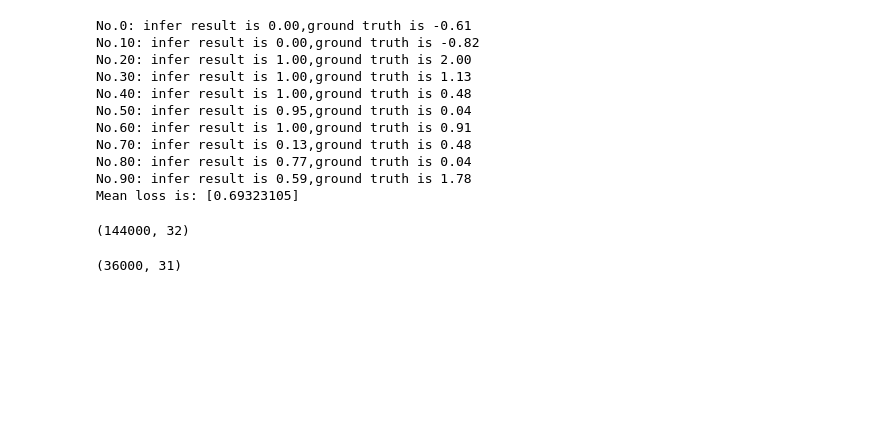
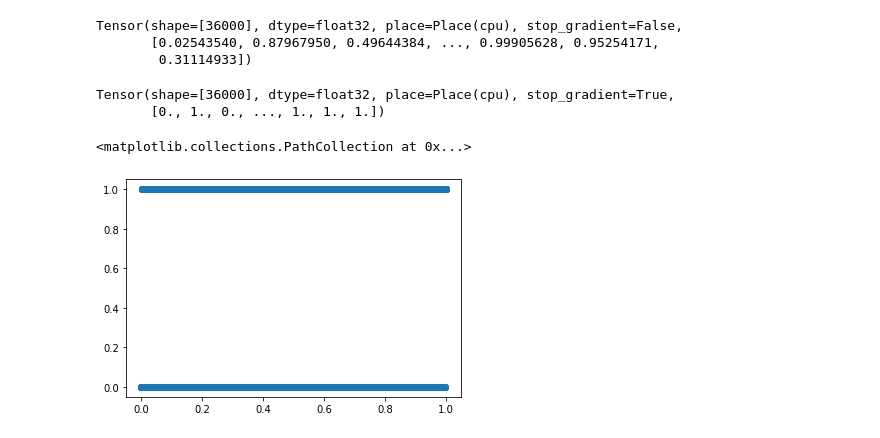
Before and after one commit to ZhangzrJerry/paddle_lolmp, a Jupyter notebook: main.ipynb, the cells around one changed output. Drawn from its saved outputs; the diff is of its cells as text; code cells hidden in the pictures; blank space fills up the shorter version.

Commit message:
fix the problem that we input wrong features and labels

```diff
--- a/main.ipynb
+++ b/main.ipynb
@@ -25,6 +25,7 @@ class Classifier(paddle.nn.Layer):
         super(Classifier, self).__init__()
         self.l1 = paddle.nn.Linear(n_input, 1,)
         self.sigmoid = paddle.nn.Sigmoid()
+        self.tanh = paddle.nn.Tanh()
 
     def forward(self, inputs):
         pred = self.l1(inputs)
@@ -51,8 +52,8 @@ def train(model):
         # 将训练数据进行拆分，每个batch包含20条数据
         mini_batches = [train_data[k: k+BATCH_SIZE] for k in range(0, len(train_data), BATCH_SIZE)]
         for batch_id, data in enumerate(mini_batches):
-            features_np = np.array(data[:, 1:], np.float32)
-            labels_np = np.array(data[:, 0], np.float32)
+            features_np = np.array(data[:, :-1], np.float32)
+            labels_np = np.array(data[:, -1], np.float32)
             features = paddle.to_tensor(features_np)
             labels = paddle.to_tensor(labels_np)
             # 前向计算
@@ -113,42 +113,25 @@ draw_train_process(train_nums, train_costs)
 # %%
 # 获取预测数据
-INFER_BATCH_SIZE = 100
-
-infer_features_np = np.array(test_data[:,1:]).astype("float32")
-infer_labels_np = np.array(test_data[:,0]).astype("float32")
+infer_features_np = np.array(test_data[:,:-1]).astype("float32")
+infer_labels_np = np.array(test_data[:,-1]).astype("float32")
 
 infer_features = paddle.to_tensor(infer_features_np)
 infer_labels = paddle.to_tensor(infer_labels_np)
 fetch_list = model.forward(infer_features)
-
-sum_cost = 0
-
-for i in range(INFER_BATCH_SIZE):
-    infer_result = fetch_list[i][0]
-    ground_truth = infer_labels[i]
-    if i % 10 == 0:
-        print("No.%d: infer result is %.2f,ground truth is %.2f" % (i, infer_result, ground_truth))
-    cost = paddle.pow(infer_result - ground_truth, 2)
-    sum_cost += cost
-mean_loss = sum_cost / INFER_BATCH_SIZE
-print("Mean loss is:", mean_loss.numpy())
+fetch_list = paddle.reshape(fetch_list,shape=[-1])
-# %% [output]
-No.0: infer result is 0.00,ground truth is -0.61
-No.10: infer result is 0.00,ground truth is -0.82
-No.20: infer result is 1.00,ground truth is 2.00
-No.30: infer result is 1.00,ground truth is 1.13
-No.40: infer result is 1.00,ground truth is 0.48
-No.50: infer result is 0.95,ground truth is 0.04
-No.60: infer result is 1.00,ground truth is 0.91
-No.70: infer result is 0.13,ground truth is 0.48
-No.80: infer result is 0.77,ground truth is 0.04
-No.90: infer result is 0.59,ground truth is 1.78
-Mean loss is: [0.69323105]
-# %%
-np.shape(train_data)
-# %% [output]
-(144000, 32)
-# %%
-np.shape(infer_features_np)
-# %% [output]
-(36000, 31)
+# %%
+fetch_list
+# %% [output]
+Tensor(shape=[36000], dtype=float32, place=Place(cpu), stop_gradient=False,
+       [0.02543540, 0.87967950, 0.49644384, ..., 0.99905628, 0.95254171,
+        0.31114933])
+# %%
+infer_labels
+# %% [output]
+Tensor(shape=[36000], dtype=float32, place=Place(cpu), stop_gradient=True,
+       [0., 1., 0., ..., 1., 1., 1.])
+# %%
+plt.scatter(fetch_list,infer_labels)
+# %% [output]
+<matplotlib.collections.PathCollection at 0x...>
+[figure, added]
```
Also changed, not shown: parts of 2 cells of this notebook, 1 other file.
